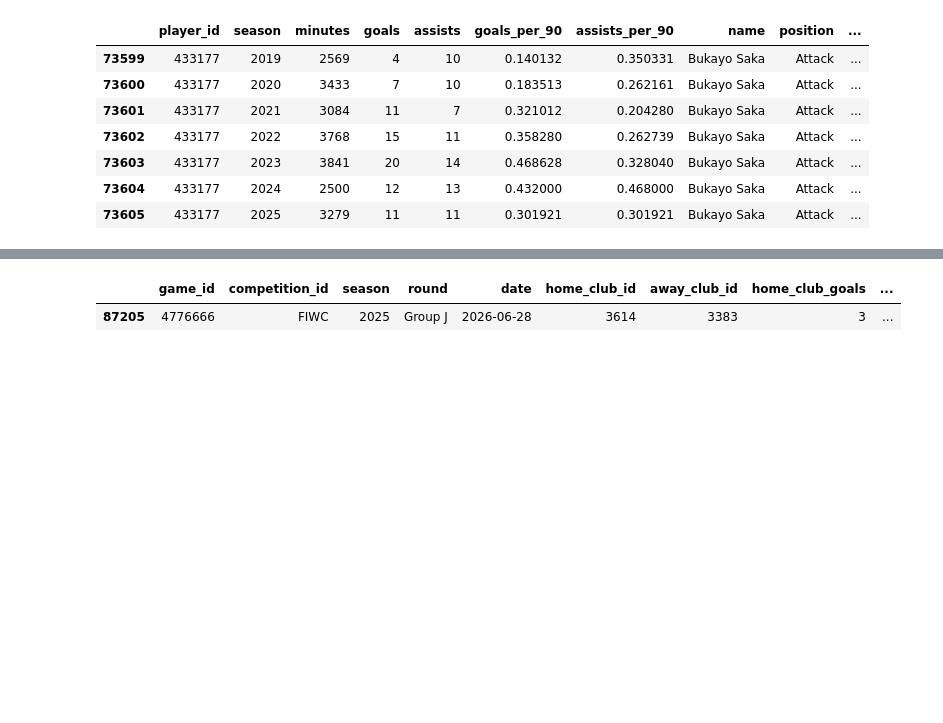
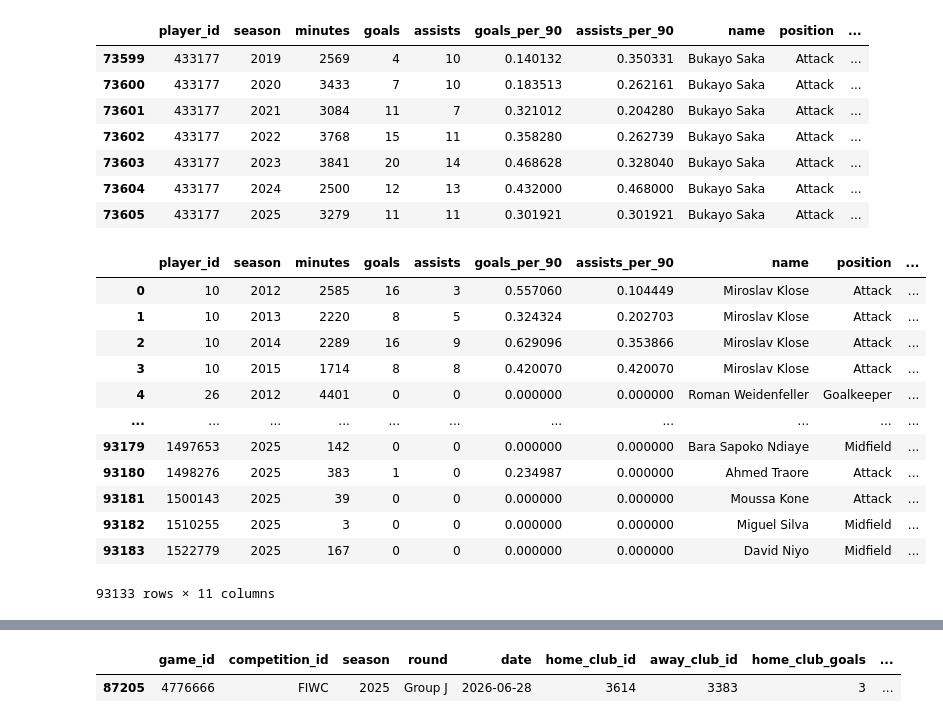
Before and after one commit to m2varvan/player-transfer-value-predictor, a Jupyter notebook: notebooks/01_build_player_season_dataset.ipynb, the cells around one changed output, grey strips where cells are left out. Drawn from its saved outputs; the diff is of its cells as text; code cells hidden in the pictures; blank space fills up the shorter version.

```diff
--- a/notebooks/01_data_exploration.ipynb
+++ b/notebooks/01_build_player_season_dataset.ipynb
@@ -168,3 +178,20 @@ season_stats[season_stats['player_id'] == 433177]
 | 73603 | 433177 | 2023 | 3841 | 20 | 14 | 0.468628 | 0.328040 | Bukayo Saka | Attack | ... |
 | 73604 | 433177 | 2024 | 2500 | 12 | 13 | 0.432000 | 0.468000 | Bukayo Saka | Attack | ... |
 | 73605 | 433177 | 2025 | 3279 | 11 | 11 | 0.301921 | 0.301921 | Bukayo Saka | Attack | ... |
+# %%
+df = season_stats.drop(columns=["date_of_birth", "season_end"])
+df
+# %% [output]
+|  | player_id | season | minutes | goals | assists | goals_per_90 | assists_per_90 | name | position | ... |
+| 0 | 10 | 2012 | 2585 | 16 | 3 | 0.557060 | 0.104449 | Miroslav Klose | Attack | ... |
+| 1 | 10 | 2013 | 2220 | 8 | 5 | 0.324324 | 0.202703 | Miroslav Klose | Attack | ... |
+| 2 | 10 | 2014 | 2289 | 16 | 9 | 0.629096 | 0.353866 | Miroslav Klose | Attack | ... |
+| 3 | 10 | 2015 | 1714 | 8 | 8 | 0.420070 | 0.420070 | Miroslav Klose | Attack | ... |
+| 4 | 26 | 2012 | 4401 | 0 | 0 | 0.000000 | 0.000000 | Roman Weidenfeller | Goalkeeper | ... |
+| ... | ... | ... | ... | ... | ... | ... | ... | ... | ... | ... |
+| 93179 | 1497653 | 2025 | 142 | 0 | 0 | 0.000000 | 0.000000 | Bara Sapoko Ndiaye | Midfield | ... |
+| 93180 | 1498276 | 2025 | 383 | 1 | 0 | 0.234987 | 0.000000 | Ahmed Traore | Attack | ... |
+| 93181 | 1500143 | 2025 | 39 | 0 | 0 | 0.000000 | 0.000000 | Moussa Kone | Attack | ... |
+| 93182 | 1510255 | 2025 | 3 | 0 | 0 | 0.000000 | 0.000000 | Miguel Silva | Midfield | ... |
+| 93183 | 1522779 | 2025 | 167 | 0 | 0 | 0.000000 | 0.000000 | David Niyo | Midfield | ... |
+93133 rows × 11 columns
```
Also changed, not shown: parts of 3 cells of this notebook, 4 other files.
